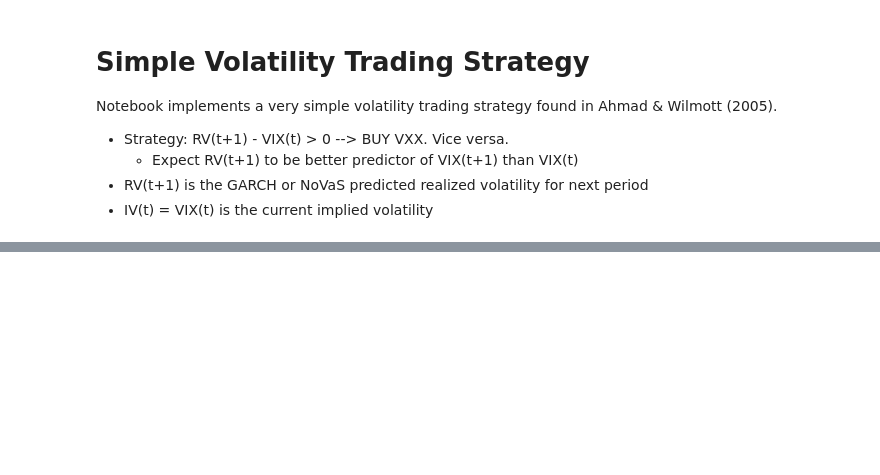
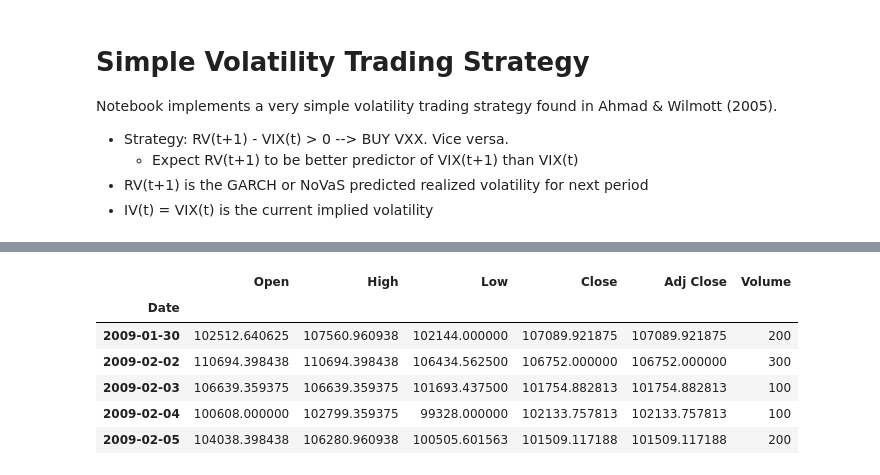
Before and after one commit to ngurnani/VolatilityPrediction, a Jupyter notebook: src/Simple Volatility Trading Strategy.ipynb, the cells around one changed output, grey strips where cells are left out. Drawn from its saved outputs; the diff is of its cells as text; code cells hidden in the pictures; blank space fills up the shorter version.

```diff
--- a/src/Simple Volatility Trading Strategy.ipynb
+++ b/src/Simple Volatility Trading Strategy.ipynb
@@ -33,0 +51,12 @@ TypeError: parser_f() got an unexpected keyword argument 'index'
+# %%
+vxx = pd.read_csv("./data/VXX.csv", index_col= ['Date'])
+vxx.index = vxx.index.astype('datetime64[ns]')
+vxx.head()
+# %% [output]
+|  | Open | High | Low | Close | Adj Close | Volume |
+| Date |  |  |  |  |  |  |
+| 2009-01-30 | 102512.640625 | 107560.960938 | 102144.000000 | 107089.921875 | 107089.921875 | 200 |
+| 2009-02-02 | 110694.398438 | 110694.398438 | 106434.562500 | 106752.000000 | 106752.000000 | 300 |
+| 2009-02-03 | 106639.359375 | 106639.359375 | 101693.437500 | 101754.882813 | 101754.882813 | 100 |
+| 2009-02-04 | 100608.000000 | 102799.359375 | 99328.000000 | 102133.757813 | 102133.757813 | 100 |
+| 2009-02-05 | 104038.398438 | 106280.960938 | 100505.601563 | 101509.117188 | 101509.117188 | 200 |
```
Also changed, not shown: parts of 12 cells of this notebook, 4 other files.
